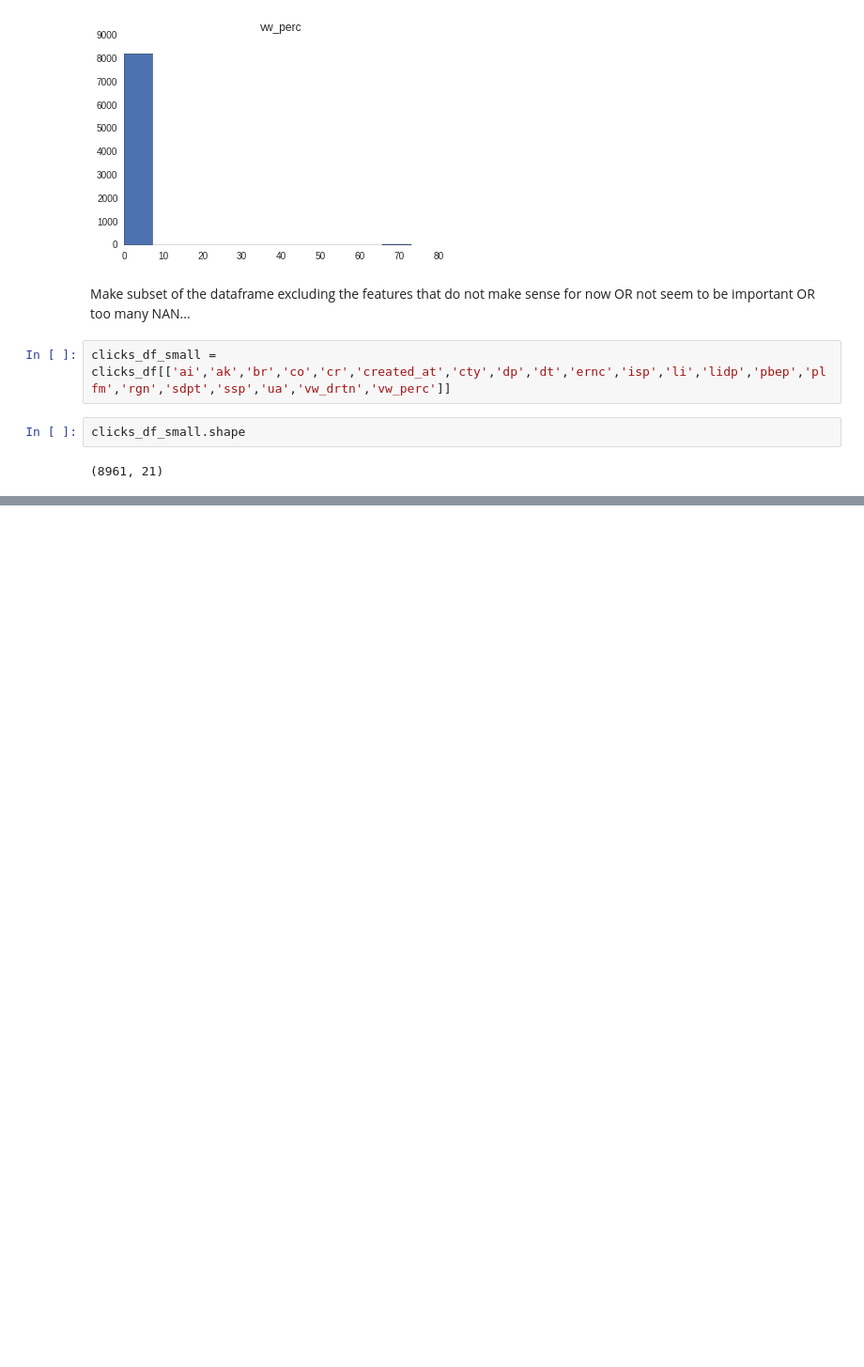
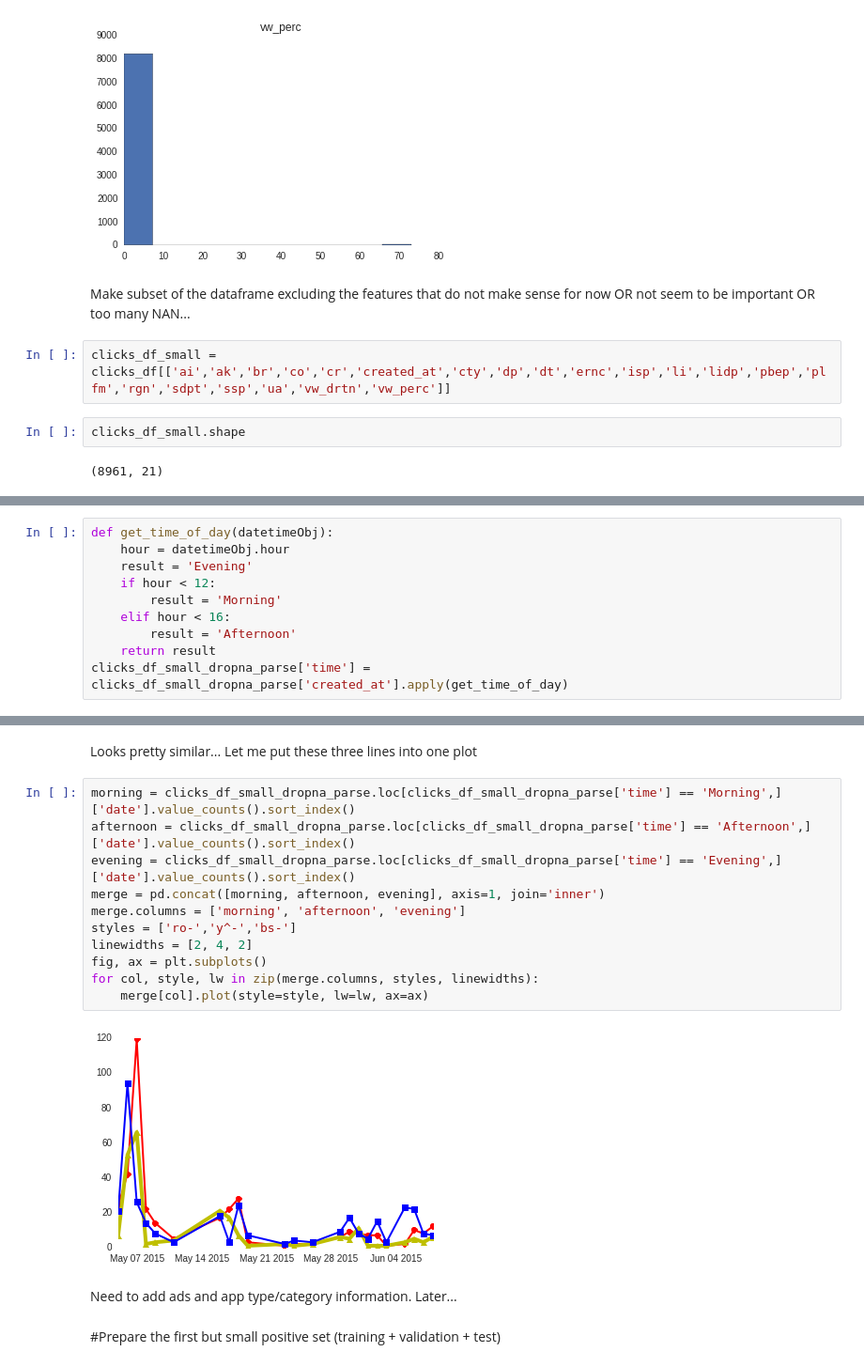
Before and after one commit to hellowendy/Insight_Data_Science, a Jupyter notebook: notebook/Zenit_data_explotary.ipynb, the cells around one changed output, grey strips where cells are left out. Shown at 94% size. Saved outputs shown, nothing was run; the diff lists cells and outputs as text; blank space fills up the shorter version.

```diff
--- a/notebook/Zenit_data_explotary.ipynb
+++ b/notebook/Zenit_data_explotary.ipynb
@@ -238,0 +390,10 @@ clicks_df_small.shape
+# %%
+def get_time_of_day(datetimeObj):
+    hour = datetimeObj.hour
+    result = 'Evening'
+    if hour < 12:
+        result = 'Morning'
+    elif hour < 16:
+        result = 'Afternoon'
+    return result
+clicks_df_small_dropna_parse['time'] = clicks_df_small_dropna_parse['created_at'].apply(get_time_of_day)
@@ -238,0 +416,20 @@ clicks_df_small.shape
+# %% [markdown]
+Looks pretty similar...
+Let me put these three lines into one plot
+# %%
+morning = clicks_df_small_dropna_parse.loc[clicks_df_small_dropna_parse['time'] == 'Morning',]['date'].value_counts().sort_index()
+afternoon = clicks_df_small_dropna_parse.loc[clicks_df_small_dropna_parse['time'] == 'Afternoon',]['date'].value_counts().sort_index()
+evening = clicks_df_small_dropna_parse.loc[clicks_df_small_dropna_parse['time'] == 'Evening',]['date'].value_counts().sort_index()
+merge = pd.concat([morning, afternoon, evening], axis=1, join='inner')
+merge.columns = ['morning', 'afternoon', 'evening']
+styles = ['ro-','y^-','bs-']
+linewidths = [2, 4, 2]
+fig, ax = plt.subplots()
+for col, style, lw in zip(merge.columns, styles, linewidths):
+    merge[col].plot(style=style, lw=lw, ax=ax)
+# %% [output]
+[figure, added]
+# %% [markdown]
+Need to add ads and app type/category information. Later...
+# %% [markdown]
+#Prepare the first but small positive set (training + validation + test)
```
Also changed, not shown: parts of 30 cells of this notebook, 1 other file.
